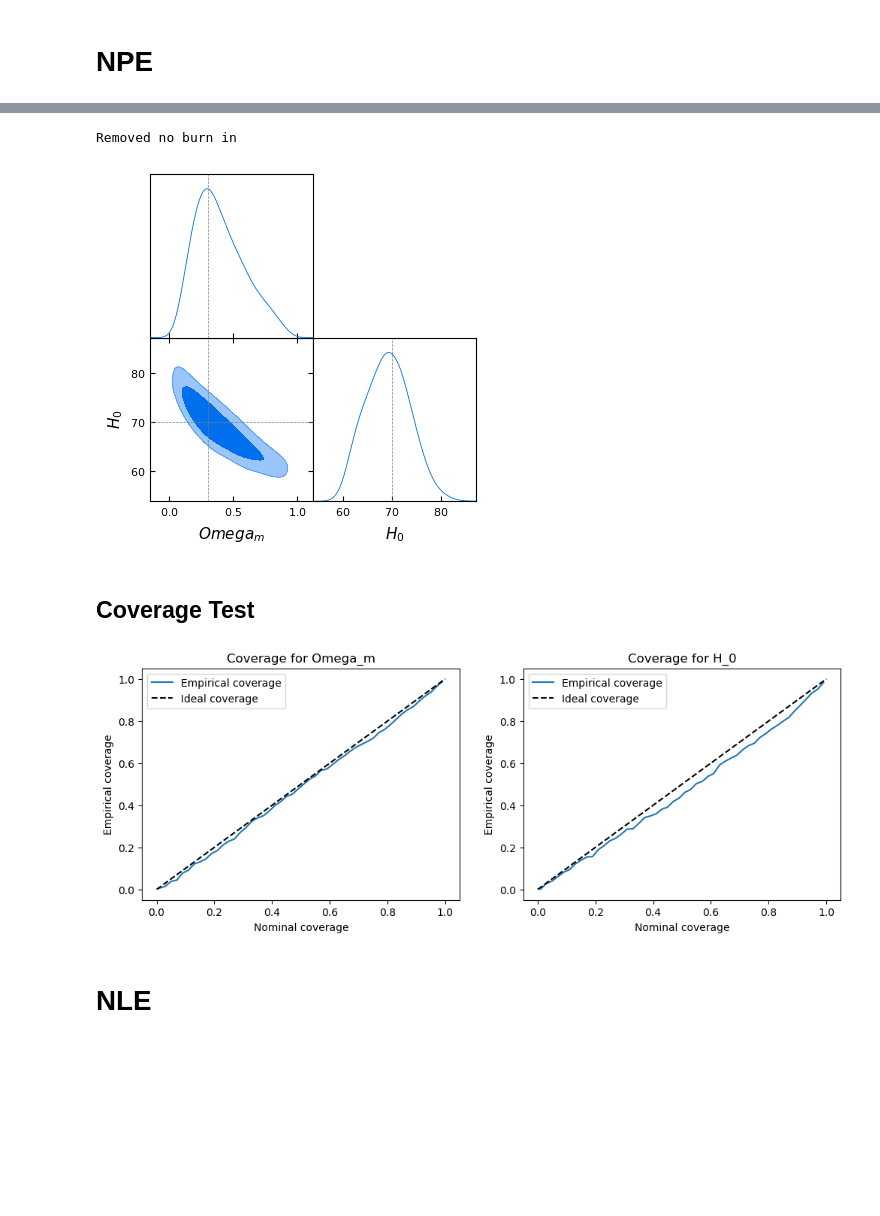
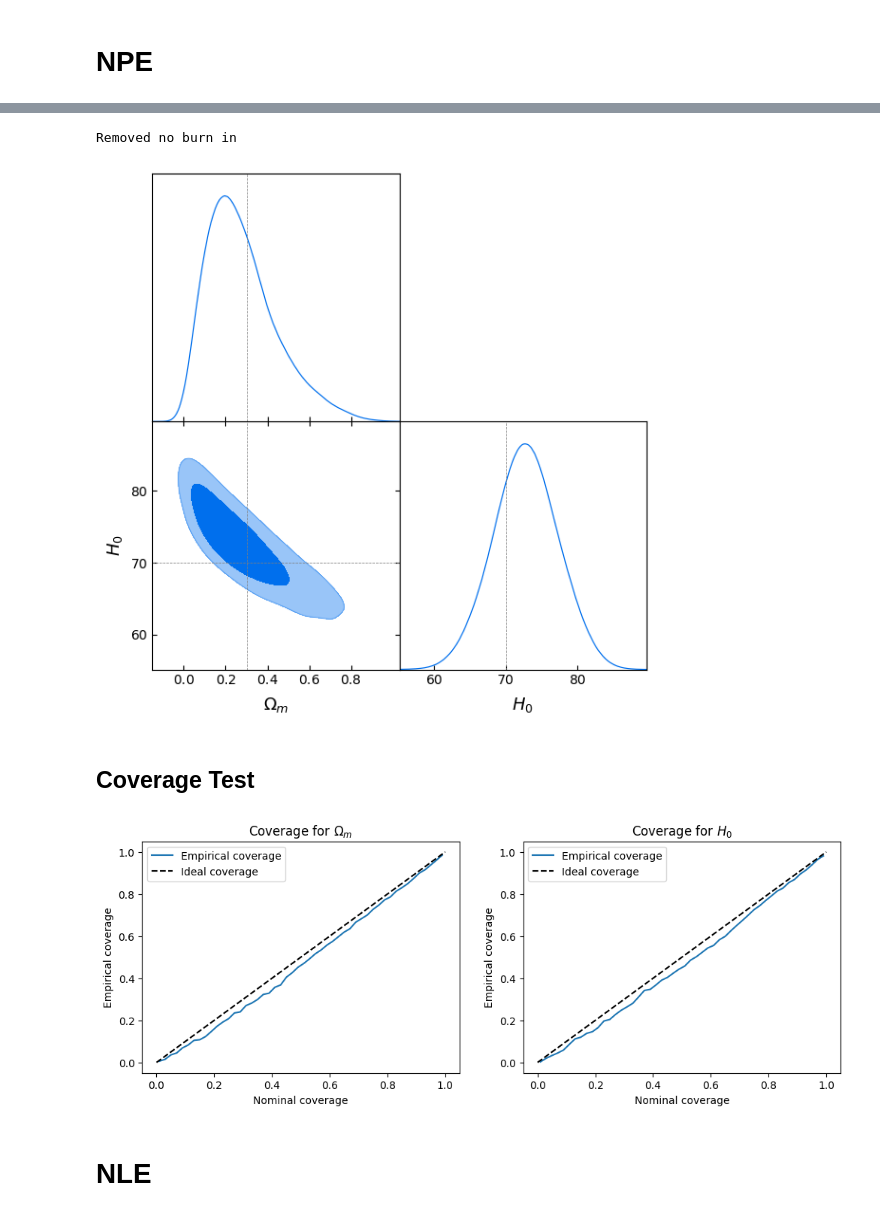
Before and after one commit to astrostatistics-in-crete/2024_summer_school, a Jupyter notebook: 13_SBI/SBI_answerkey.ipynb, the cells around one changed output, grey strips where cells are left out. Saved outputs shown, nothing was run; the diff lists cells and outputs as text; code cells hidden in the pictures; blank space fills up the shorter version.

```diff
--- a/13_SBI/SBI_answerkey.ipynb
+++ b/13_SBI/SBI_answerkey.ipynb
@@ -668,14 +507,0 @@ def build_mlp(input_dim, hidden_dim, output_dim, layers, activation=nn.GELU()):
-# %%
-def get_flow(d_in=2, d_hidden=32, d_context=16, n_layers=4):
-    """Instantiate a simple (Masked Autoregressive) normalizing flow."""
-    base_dist = StandardNormal(shape=[d_in])
-    transforms = []
-    for _ in range(n_layers):
-        transforms.append(ReversePermutation(features=d_in))
-        transforms.append(MaskedAffineAutoregressiveTransform(features=d_in, hidden_features=d_hidden, context_features=d_context))
-    transform = CompositeTransform(transforms)
-    flow = Flow(transform, base_dist)
-    return flow
-
-# Instantiate the flow
-flow = get_flow()
@@ -715,5 +559,6 @@ class NeuralPosteriorEstimator(pl.LightningModule):
     def configure_optimizers(self):
         return torch.optim.Adam(self.parameters(), lr=3e-4)
 # %%
-npe = NeuralPosteriorEstimator(featurizer=build_mlp(input_dim=50, hidden_dim=128, output_dim=16, layers=4))
-npe.loss(x_samples[:64], theta_samples[:64])
+# Instantiate the featurizer and NeuralPosteriorEstimator
+featurizer = build_mlp(input_dim=50, hidden_dim=128, output_dim=16, num_layers=4)
+npe = NeuralPosteriorEstimator(featurizer=featurizer, d_context=16)
@@ -759,5 +602,9 @@ LOCAL_RANK: 0 - CUDA_VISIBLE_DEVICES: [0,1,2,3]
 0.396     Total estimated model params size (MB)
 `Trainer.fit` stopped: `max_epochs=20` reached.
 # %%
-theta_test = np.array([0.3, 70.0])
-x_test = luminosity_distance_simulator(theta_test, z)
+# Test the trained model
+param_test = np.array([0.3, 70.0])
+x_test = luminosity_distance_simulator(param_test, z)
+
+x_test_norm = (torch.Tensor(x_test) - x_mean) / x_std
+context = npe.featurizer(x_test_norm).unsqueeze(0)
@@ -767,18 +611,21 @@ context = npe.featurizer(x_test_norm).unsqueeze(0)
+# %%
+# Sample from the trained normalizing flow
+test_samples = npe.flow.sample(num_samples=10000, context=context) * param_std + param_mean
+test_samples = test_samples.detach().numpy().squeeze(0)
 # %%
 # Create a MCSamples instance
-samples = MCSamples(samples=samples_test_squeezed, labels=['Omega_m', 'H_0'], names=['Omega_m', 'H_0'])
+samples = MCSamples(samples=test_samples, labels=['\Omega_m', 'H_0'], names=['Omega_m', 'H_0'])
 
 true_Omega_m = 0.3
 true_H0 = 70
 
 # Create a GetDist plot
-g = plots.get_subplot_plotter()
+g = plots.get_subplot_plotter(width_inch=6)
 g.triangle_plot([samples], filled=True, markers={'Omega_m': true_Omega_m, 'H_0': true_H0})
-
 plt.show()
 # %% [output]
 Removed no burn in
-[figure, old version]
+[figure, new version]
 # %% [markdown]
 ## Coverage Test
 # %%
@@ -834,7 +681,7 @@ empirical_coverage = contains_true / n_test
 # Plot the coverage
 fig, ax = plt.subplots(1, 2, figsize=(12, 4))
 
-param_names = ["Omega_m", "H_0"]
+param_names = ["$\Omega_m$", "$H_0$"]
 for i in range(2):
     ax[i].plot(p_nominals, empirical_coverage[i], label='Empirical coverage')
     ax[i].plot([0, 1], [0, 1], color="black", linestyle="--", label='Ideal coverage')
@@ -845,6 +692,6 @@ for i in range(2):
 
 plt.show()
 # %% [output]
-[figure, old version]
+[figure, new version]
 # %% [markdown]
 # NLE
```
Also changed, not shown: parts of 82 cells of this notebook.
